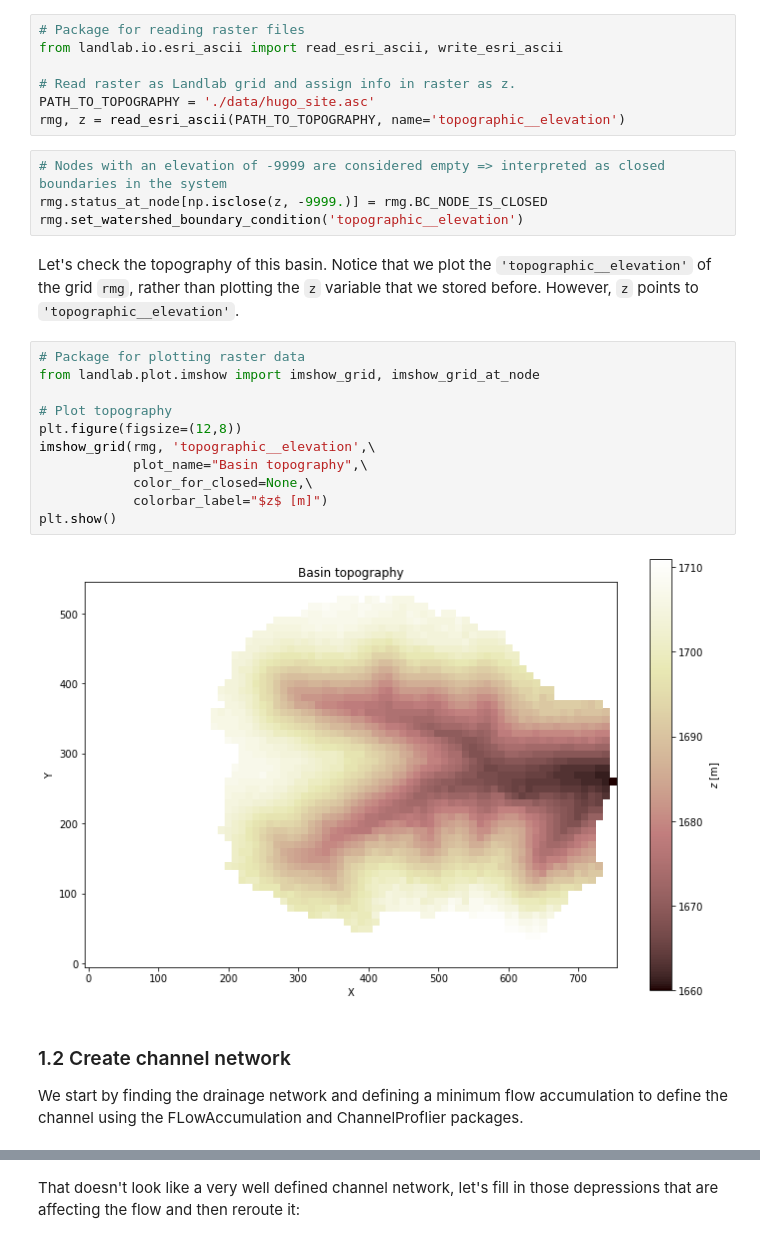
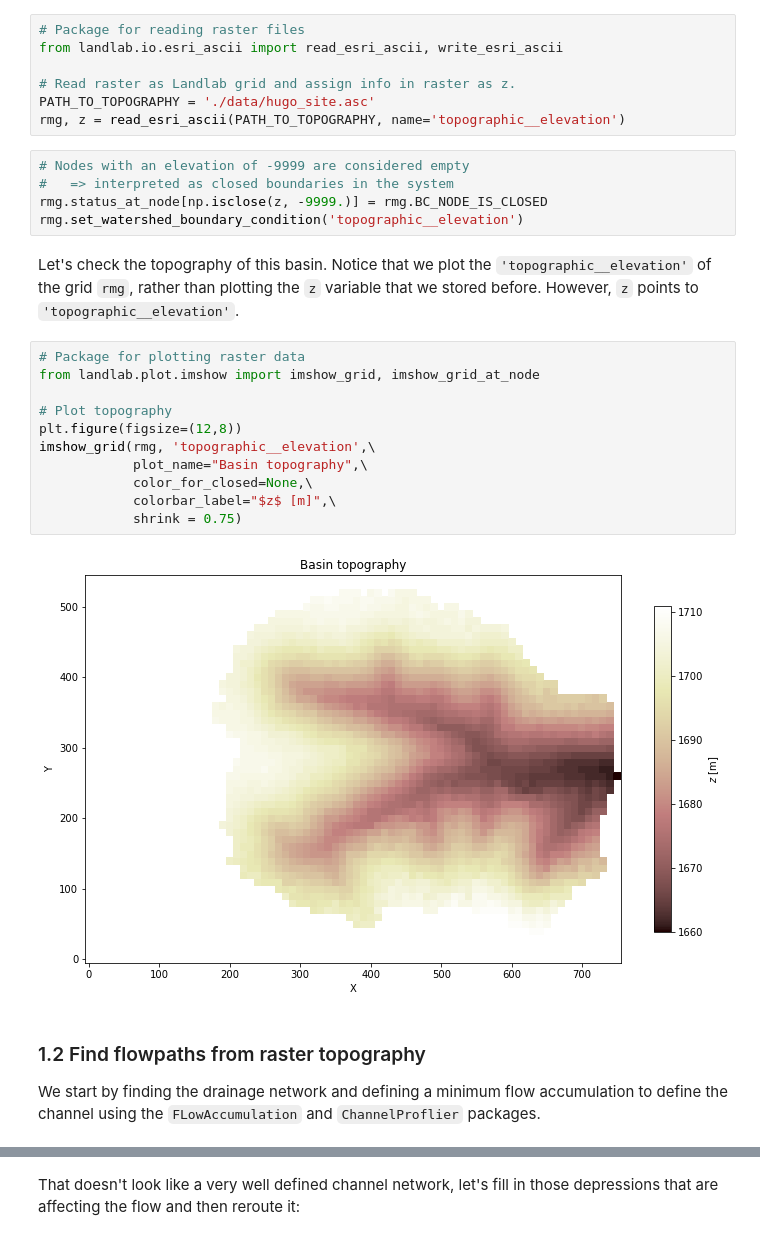
Before and after one commit to espin-2020/fluvial, a Jupyter notebook: fluvial_group.ipynb, the cells around one changed output, grey strips where cells are left out. Cells and saved outputs as stored; diff of their text form.

```diff
--- a/fluvial_group.ipynb
+++ b/fluvial_group.ipynb
@@ -43,7 +46,8 @@ from landlab.io.esri_ascii import read_esri_ascii, write_esri_ascii
 PATH_TO_TOPOGRAPHY = './data/hugo_site.asc'
 rmg, z = read_esri_ascii(PATH_TO_TOPOGRAPHY, name='topographic__elevation')
 # %%
-# Nodes with an elevation of -9999 are considered empty => interpreted as closed boundaries in the system
+# Nodes with an elevation of -9999 are considered empty
+#   => interpreted as closed boundaries in the system
 rmg.status_at_node[np.isclose(z, -9999.)] = rmg.BC_NODE_IS_CLOSED
 rmg.set_watershed_boundary_condition('topographic__elevation')
 # %% [markdown]
@@ -51,20 +55,20 @@ Let's check the topography of this basin. Notice that we plot the `'topographic_
 # %%
 # Package for plotting raster data
 from landlab.plot.imshow import imshow_grid, imshow_grid_at_node
 
 # Plot topography
 plt.figure(figsize=(12,8))
 imshow_grid(rmg, 'topographic__elevation',\
             plot_name="Basin topography",\
             color_for_closed=None,\
-            colorbar_label="$z$ [m]")
-plt.show()
+            colorbar_label="$z$ [m]",\
+            shrink = 0.75)
 # %% [output]
-[figure, old version]
+[figure, new version]
 # %% [markdown]
-### 1.2 Create channel network
+### 1.2 Find flowpaths from raster topography
 
-We start by finding the drainage network and defining a minimum flow accumulation to define the channel using the FLowAccumulation and ChannelProflier packages.
+We start by finding the drainage network and defining a minimum flow accumulation to define the channel using the `FLowAccumulation` and `ChannelProflier` packages.
 # %%
 # Package for finding flow accumulation in each grid cell
 from landlab.components import FlowAccumulator
```
Also changed, not shown: parts of 10 cells of this notebook.
